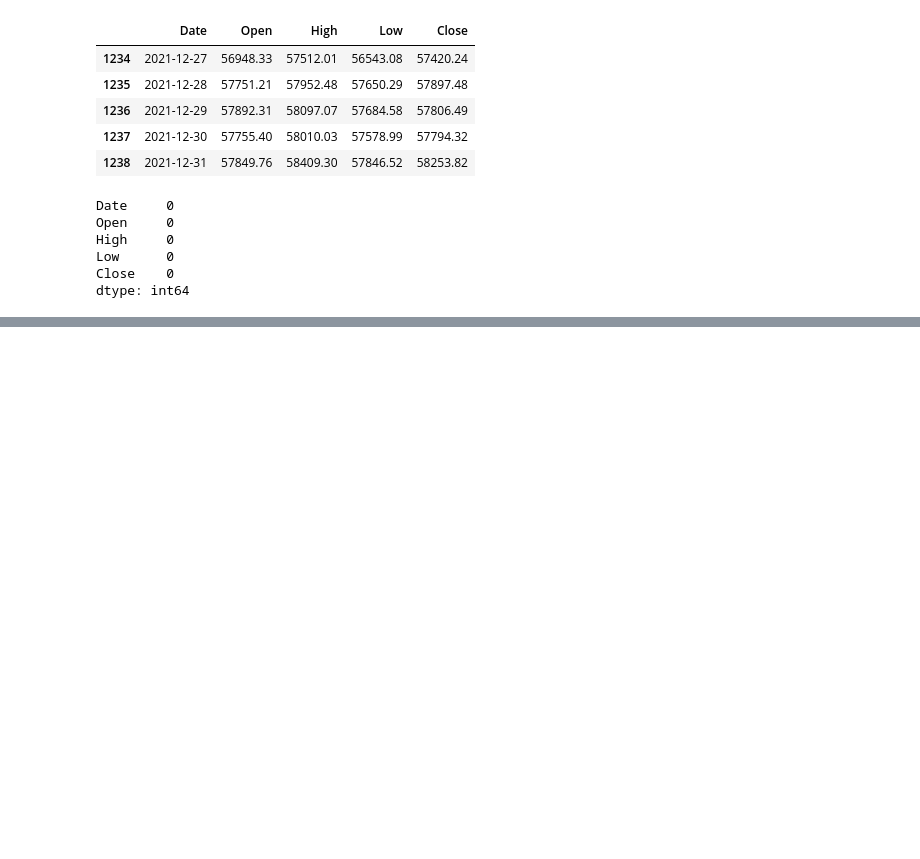
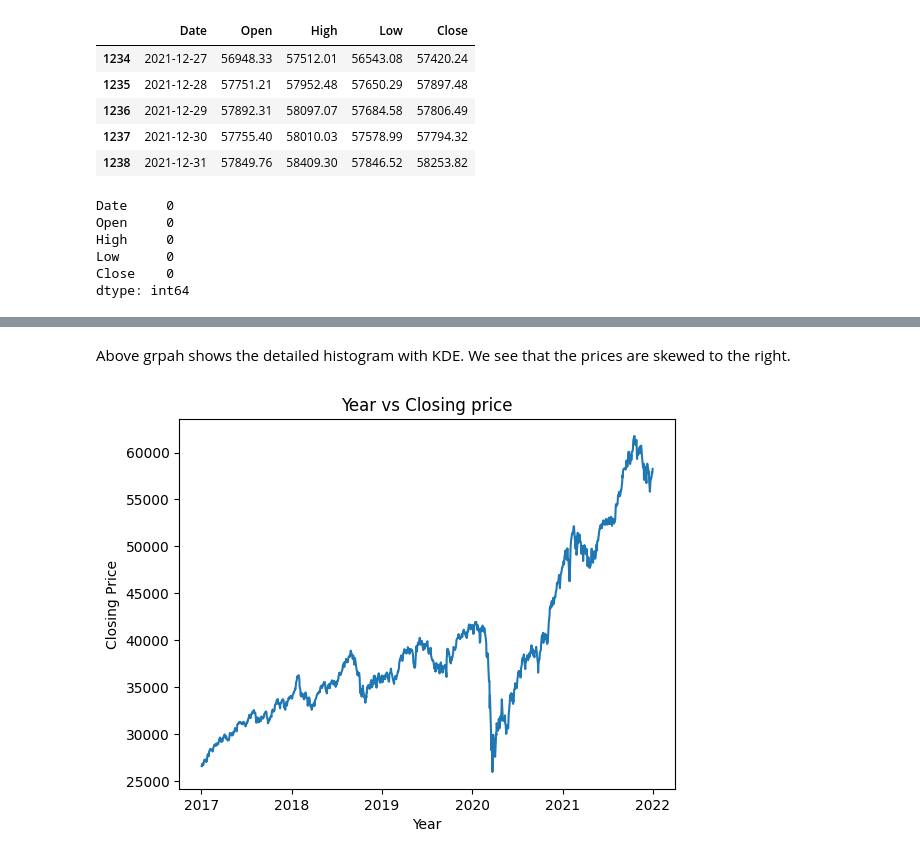
Before and after one commit to kruthi-sb/stock_price_prediction_hybrid_model, a Jupyter notebook: Main.ipynb, the cells around one changed output, grey strips where cells are left out. Drawn from its saved outputs; the diff is of its cells as text; code cells hidden in the pictures; blank space fills up the shorter version.

```diff
--- a/Main.ipynb
+++ b/Main.ipynb
@@ -161,0 +184,11 @@ dtype: int64
+# %% [markdown]
+Above grpah shows the detailed histogram with KDE. We see that the prices are skewed to the right.
+# %%
+# line chart
+plt.plot(stock["Date"], stock["Close"])
+plt.ylabel("Closing Price")
+plt.xlabel("Year")
+plt.title("Year vs Closing price")
+plt.show()
+# %% [output]
+[figure, added]
```
Also changed, not shown: parts of 9 cells of this notebook.
